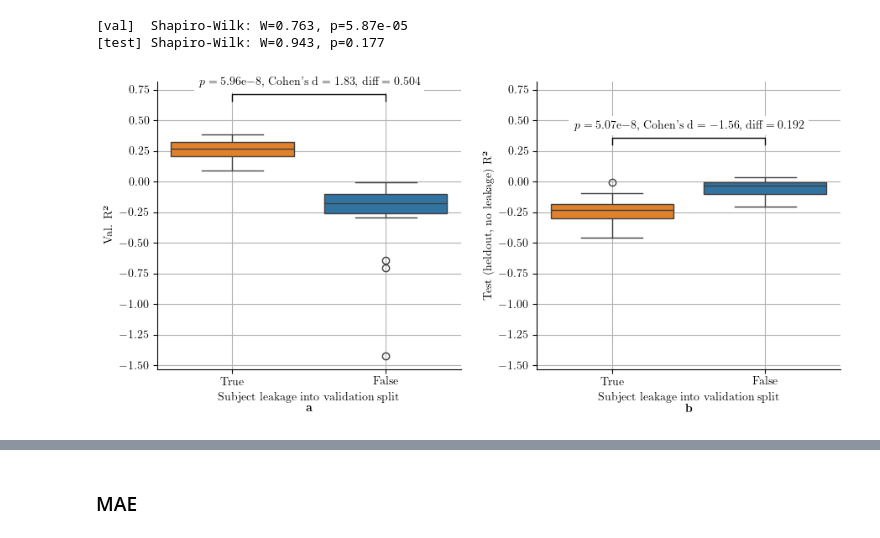
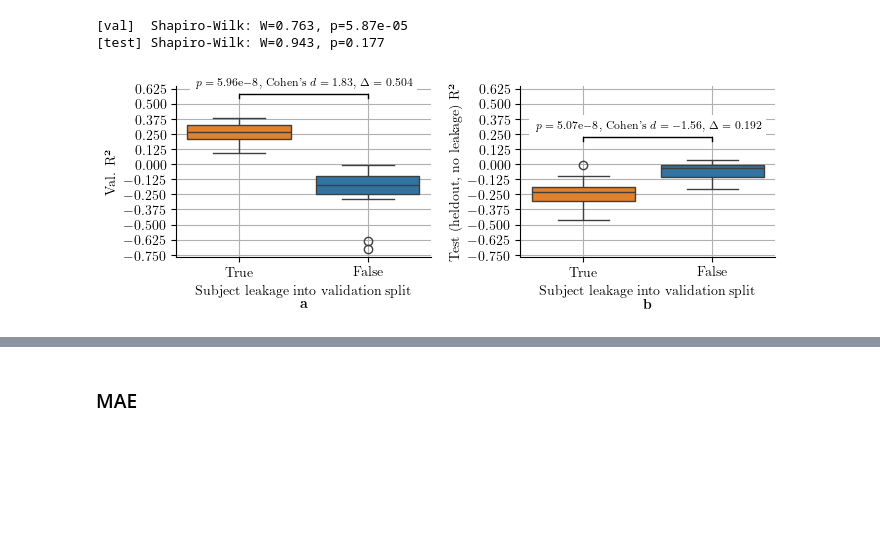
Before and after one commit to Kowd-PauUh/ml-in-depression-estimation, a Jupyter notebook: paper/notebooks/subject-leakage-impact.ipynb, the cells around one changed output, grey strips where cells are left out. Cells and saved outputs as stored; diff of their text form; code cells hidden in the pictures; blank space fills up the shorter version.

```diff
--- a/paper/notebooks/subject-leakage-impact.ipynb
+++ b/paper/notebooks/subject-leakage-impact.ipynb
@@ -30,7 +18,12 @@ import seaborn as sns
 import matplotlib.pyplot as plt
 plt.rcParams['font.family'] = 'Liberation Sans'
 plt.rcParams['text.usetex'] = True
-plt.rc('text.latex', preamble=r'\usepackage{amsmath}')
+plt.rc('text.latex', preamble=r'''
+\usepackage{amsmath}
+\usepackage{helvet}
+\renewcommand{\familydefault}{\sfdefault}
+''')
+plt.rcParams.update({'font.size': 10})
 
 from scipy.stats import ttest_rel, wilcoxon, shapiro
 from itertools import combinations
@@ -60,7 +53,7 @@ def plot_grouped_boxplot_with_significance(
         # prepare suffix
         p_str = f'{p:.2e}'.split('e')
         p_str = p_str[0] + '\\mathrm{e}{' + ('-' if p_str[1].startswith('-') else '') + p_str[1].lstrip('-0') + '}'
-        suffix = f' ($p={p_str}$, Cohen\'s $\\mathrm{{d={cohens_d:.2f}}}$, $\\text{{diff}}={diff:.3f}$)'
+        suffix = f' ($p={p_str}$, Cohen\'s $d=\\mathrm{{{cohens_d:.2f}}}$, $\\Delta={diff:.3f}$)'
 
         if p < 0.05 and distinct_significance:
             if p < 0.001:
@@ -80,9 +73,16 @@ def plot_grouped_boxplot_with_significance(
     if figsize is not None:
         plt.figure(figsize=figsize)
     if ax is None:
-        ax = sns.boxplot(x=group_col, y=target_col, data=df, hue=group_col, order=sorted(unique_groups))
+        ax = sns.boxplot(
+            x=group_col, y=target_col,
+            data=df[df[target_col] > -1],  # HARDCODED OUTLIER REMOVAL
+            hue=group_col, order=sorted(unique_groups))
     else:
-        sns.boxplot(x=group_col, y=target_col, data=df, hue=group_col, ax=ax, order=sorted(unique_groups))
+        sns.boxplot(
+            x=group_col, y=target_col,
+            data=df[df[target_col] > -1],  # HARDCODED OUTLIER REMOVAL
+            hue=group_col, ax=ax, order=sorted(unique_groups)
+        )
 
     # perform pairwise t-tests and collect significant pairs
     y_max = df[target_col].max()
@@ -112,7 +112,14 @@ def plot_grouped_boxplot_with_significance(
 
             y_scale_param = y_range * 0.03
             ax.plot([x1, x1, x2, x2], [y, y+y_scale_param, y+y_scale_param, y], lw=1, c='black')
-            ax.text((x1+x2)*.5, y+2*y_scale_param, stars, ha='center', va='bottom', color='black', bbox=dict(facecolor='white', edgecolor='none'))
+            ax.text(
+                (x1+x2)*.5,
+                y+2.5*y_scale_param,
+                stars,
+                ha='center', va='bottom', color='black',
+                bbox=dict(facecolor='white', edgecolor='none'),
+                fontsize=8
+            )
 
             significance_annotations.append((group1, group2, stars))
 
@@ -128,6 +135,8 @@ def plot_grouped_boxplot_with_significance(
         plt.savefig(save_path, dpi=300, bbox_inches='tight', pad_inches=0)
 
     return significance_annotations
+# %%
+LATEX_LINEWIDTH = 500.484 / 72.27
 # %% [markdown]
 ### R-squared
 # %%
@@ -153,11 +162,12 @@ print(f'[test] Shapiro-Wilk: W={stat:.3f}, p={p:.3g}')
 from matplotlib.ticker import MultipleLocator
 
 fig, (ax1, ax2) = plt.subplots(1, 2, sharey=True)
-fig.set_figheight(4)
-fig.set_figwidth(9)
+fig.set_figheight(LATEX_LINEWIDTH * 3 / 9)
+fig.set_figwidth(LATEX_LINEWIDTH)
 
 label = 'Subject leakage into validation split'
-y_range = all_runs['metrics.val_r2_epoch'].max() - all_runs['metrics.val_r2_epoch'].min()
+removed_outlier = all_runs[all_runs['metrics.val_r2_epoch'] > -1]  # HARDCODED PART
+y_range = removed_outlier['metrics.val_r2_epoch'].max() - removed_outlier['metrics.val_r2_epoch'].min()
 
 # left plot
 plot_grouped_boxplot_with_significance(
@@ -173,35 +183,35 @@ plot_grouped_boxplot_with_significance(
 # right plot
 plot_grouped_boxplot_with_significance(
     all_runs,
     group_col='subject_leakage',
     target_col='metrics.test_r2_epoch',
     y_range=y_range,
     ylabel='Test (heldout, no leakage) R²',
     figsize=None,
     ax=ax2,
 )
 
 # customize left plot
 ax1.grid()
 ax1.get_legend().remove()
 ax1.set_xlabel(f'{label}\n$\\bf{{a}}$')
 
 # customize right plot
 ax2.grid()
 ax2.yaxis.get_label().set_visible(True)
 ax2.yaxis.set_tick_params(labelleft=True)
 ax2.get_legend().remove()
 ax2.set_xlabel(f'{label}\n$\\bf{{b}}$')
 
 ticks = ax1.get_yticks()
 step = ticks[1] - ticks[0]
 ax1.yaxis.set_major_locator(MultipleLocator(step / 2))
 
-plt.subplots_adjust(wspace=0.25)
+plt.subplots_adjust(wspace=0.35)
 plt.savefig(PROJECT_DIR / 'paper/figures/subject_leakage/00-r2.pdf', bbox_inches='tight', pad_inches=0)
 plt.show()
 # %% [output]
-[figure, old version]
+[figure, new version]
 # %%
 label = 'r2'
 caption = 'Impact of the subject leakage into validation split on $R^2$ metric.'
```
Also changed, not shown: parts of 3 cells of this notebook, 1 other file.
